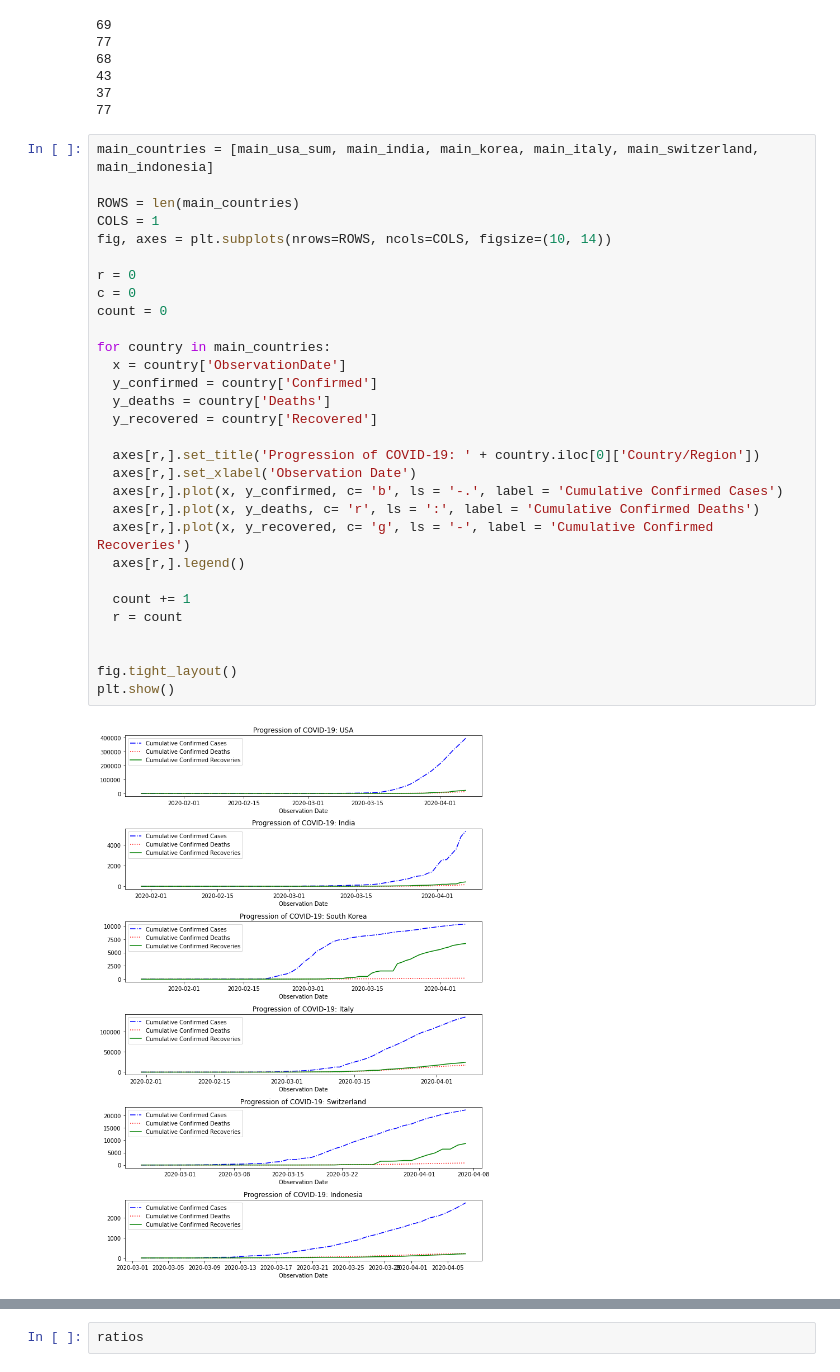
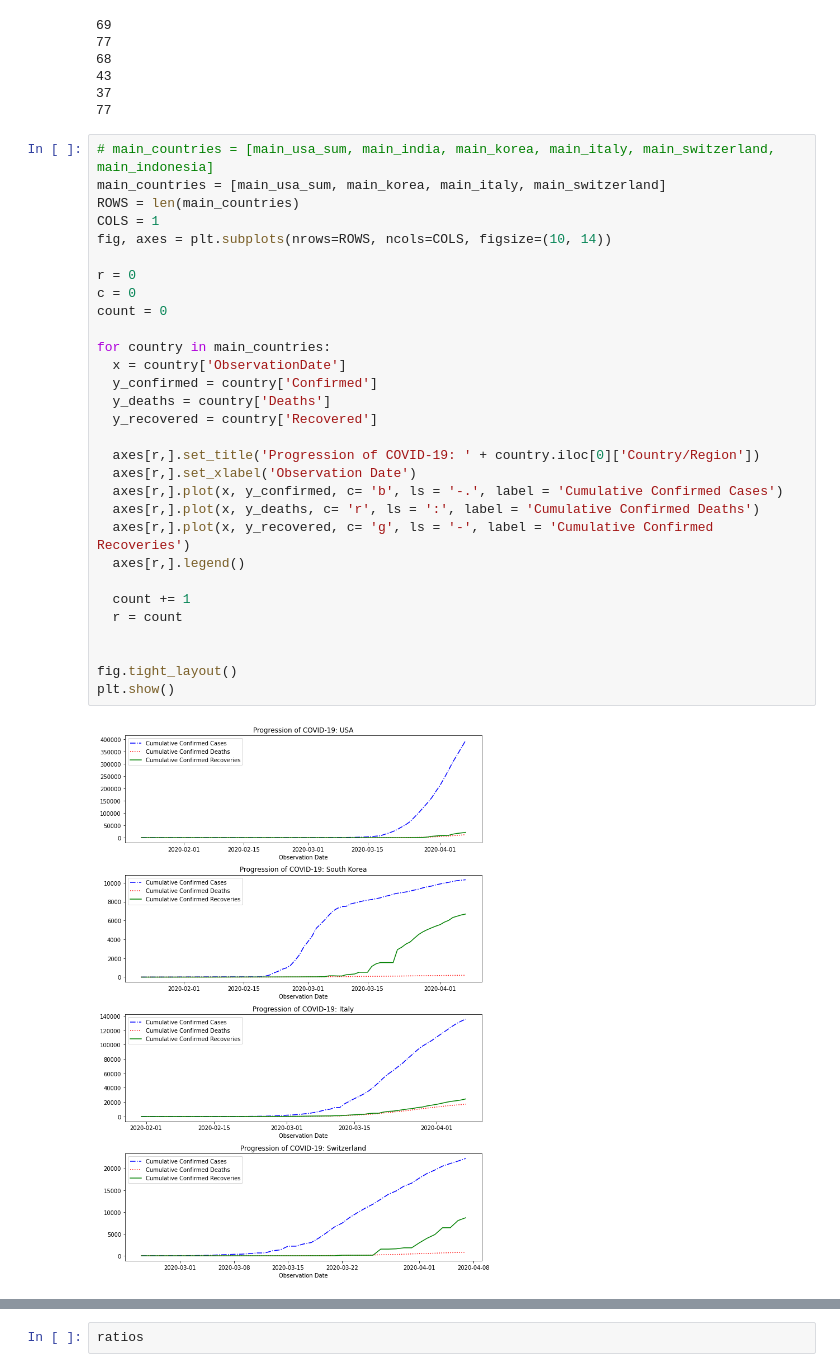
Before and after one commit to abijbart/DS4H_covid19, a Jupyter notebook: exploration_ds4h.ipynb, the cells around one changed output, grey strips where cells are left out. Saved outputs shown, nothing was run; the diff lists cells and outputs as text.

```diff
--- a/exploration_ds4h.ipynb
+++ b/exploration_ds4h.ipynb
@@ -123,37 +129,37 @@ print(len(main_usa_sum) if (len(main_usa_sum) == len(main_usa_sum['ObservationDa
 37
 77
 # %%
-main_countries = [main_usa_sum, main_india, main_korea, main_italy, main_switzerland, main_indonesia]
-
+# main_countries = [main_usa_sum, main_india, main_korea, main_italy, main_switzerland, main_indonesia]
+main_countries = [main_usa_sum, main_korea, main_italy, main_switzerland]
 ROWS = len(main_countries)
 COLS = 1
 fig, axes = plt.subplots(nrows=ROWS, ncols=COLS, figsize=(10, 14))
 
 r = 0
 c = 0
 count = 0
 
 for country in main_countries:
   x = country['ObservationDate']
   y_confirmed = country['Confirmed']
   y_deaths = country['Deaths']
   y_recovered = country['Recovered']
 
   axes[r,].set_title('Progression of COVID-19: ' + country.iloc[0]['Country/Region'])
   axes[r,].set_xlabel('Observation Date')
   axes[r,].plot(x, y_confirmed, c= 'b', ls = '-.', label = 'Cumulative Confirmed Cases')
   axes[r,].plot(x, y_deaths, c= 'r', ls = ':', label = 'Cumulative Confirmed Deaths')
   axes[r,].plot(x, y_recovered, c= 'g', ls = '-', label = 'Cumulative Confirmed Recoveries')
   axes[r,].legend()
 
   count += 1
   r = count
 
 
 fig.tight_layout()
 plt.show()
 # %% [output]
-[figure, old version]
+[figure, new version]
 # %%
 # last day of collection was 4/7/20
 deaths_vs_recovered = []
```
Also changed, not shown: parts of 19 cells of this notebook.
